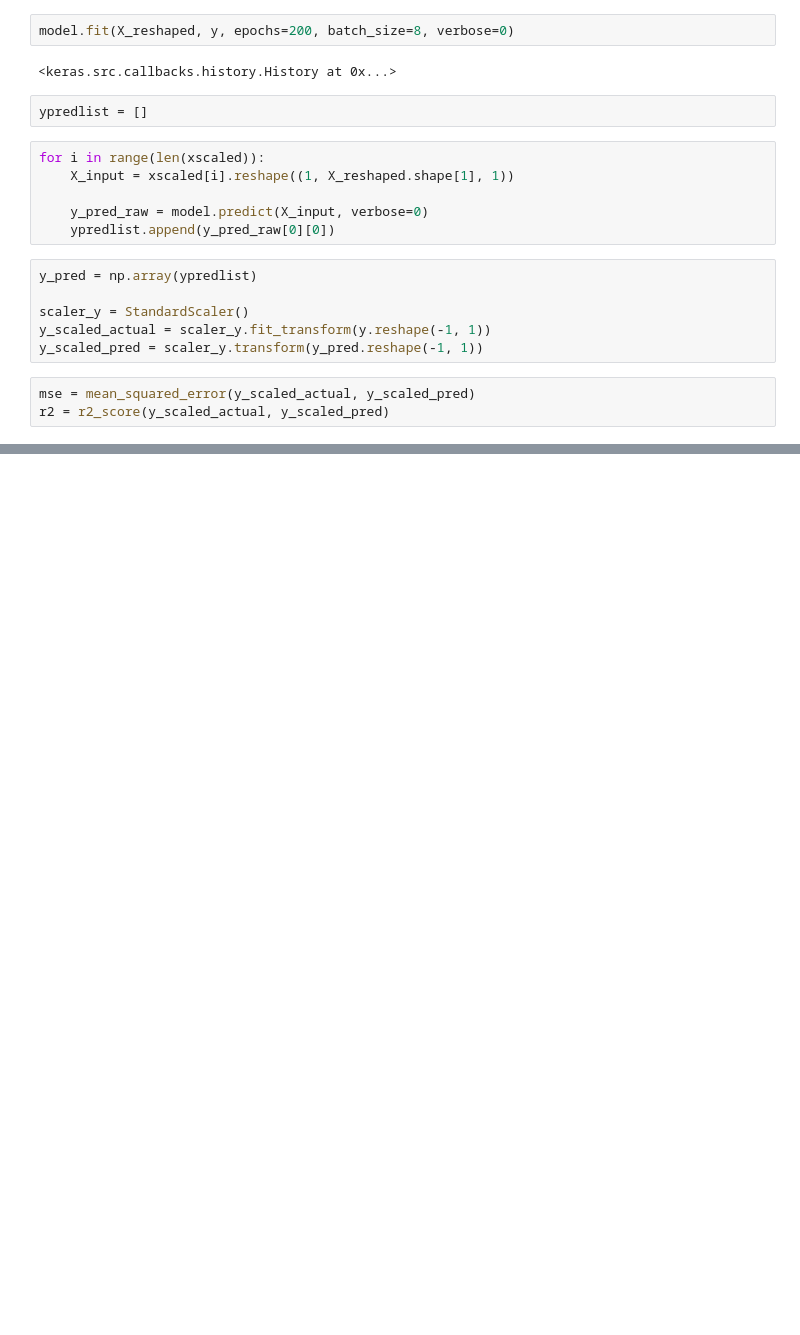
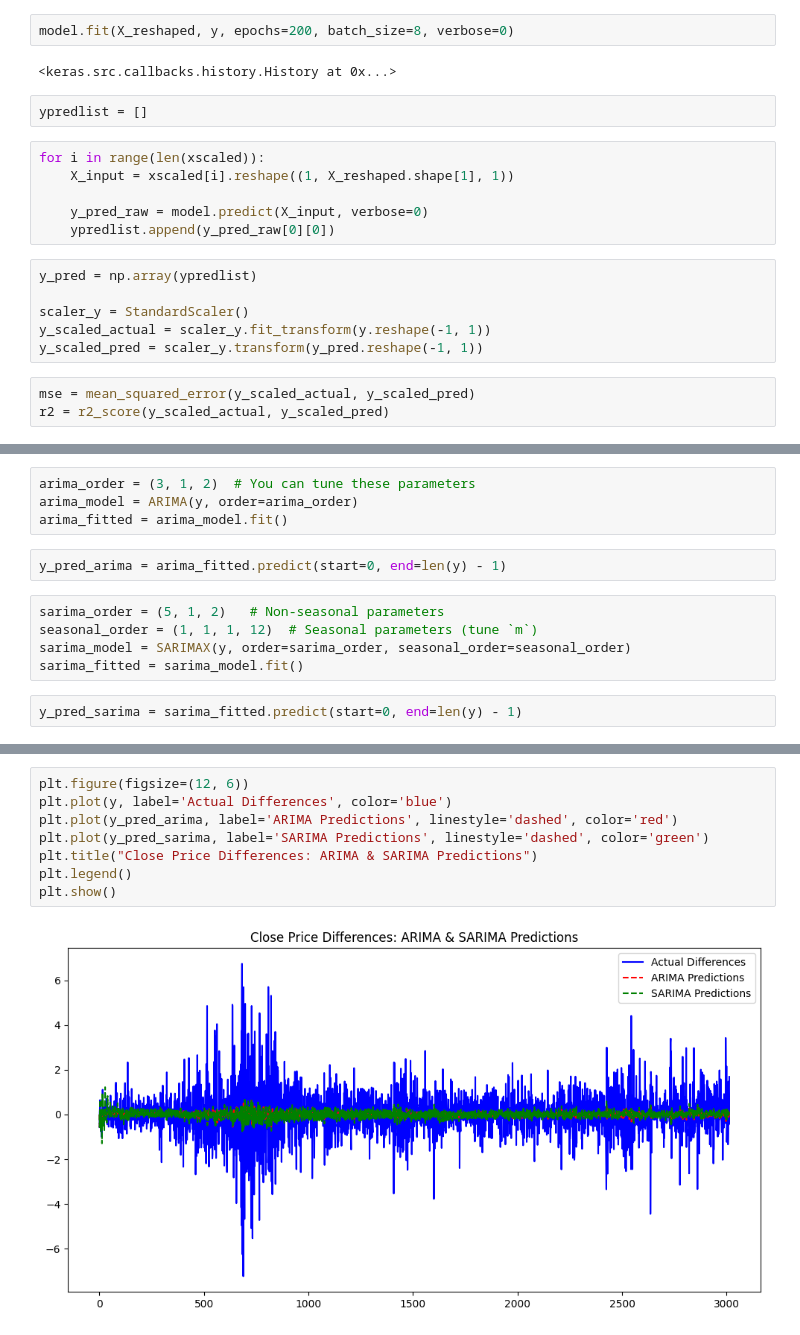
Before and after one commit to vajradevam/minorproject, a Jupyter notebook: src/amit_3747/split.ipynb, the cells around one changed output, grey strips where cells are left out. Cells and saved outputs as stored; diff of their text form; blank space fills up the shorter version.

```diff
--- a/src/amit_3747/split.ipynb
+++ b/src/amit_3747/split.ipynb
@@ -74,0 +154,13 @@ plt.show()
+# %%
+arima_order = (3, 1, 2)  # You can tune these parameters
+arima_model = ARIMA(y, order=arima_order)
+arima_fitted = arima_model.fit()
+# %%
+y_pred_arima = arima_fitted.predict(start=0, end=len(y) - 1)
+# %%
+sarima_order = (5, 1, 2)   # Non-seasonal parameters
+seasonal_order = (1, 1, 1, 12)  # Seasonal parameters (tune `m`)
+sarima_model = SARIMAX(y, order=sarima_order, seasonal_order=seasonal_order)
+sarima_fitted = sarima_model.fit()
+# %%
+y_pred_sarima = sarima_fitted.predict(start=0, end=len(y) - 1)
@@ -74,0 +179,10 @@ plt.show()
+# %%
+plt.figure(figsize=(12, 6))
+plt.plot(y, label='Actual Differences', color='blue')
+plt.plot(y_pred_arima, label='ARIMA Predictions', linestyle='dashed', color='red')
+plt.plot(y_pred_sarima, label='SARIMA Predictions', linestyle='dashed', color='green')
+plt.title("Close Price Differences: ARIMA & SARIMA Predictions")
+plt.legend()
+plt.show()
+# %% [output]
+[figure, added]
```
Also changed, not shown: parts of 26 cells of this notebook.
